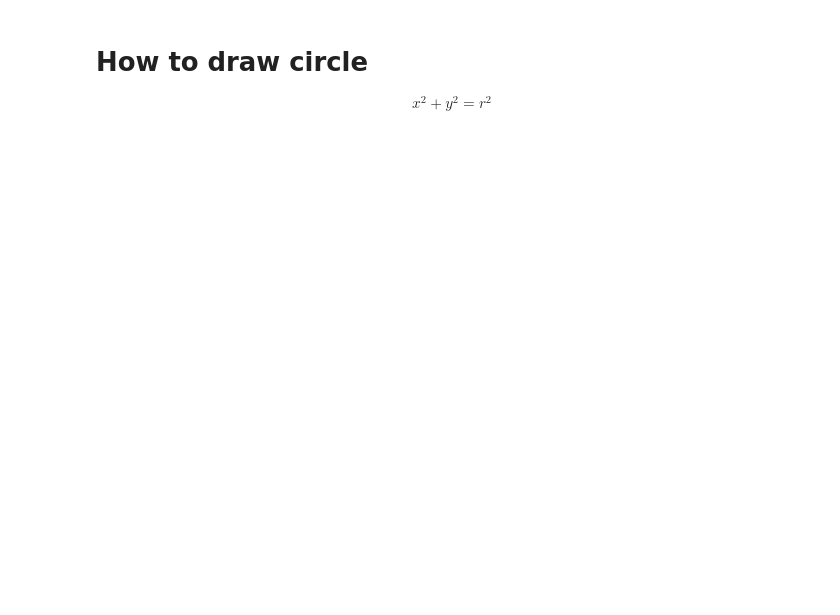
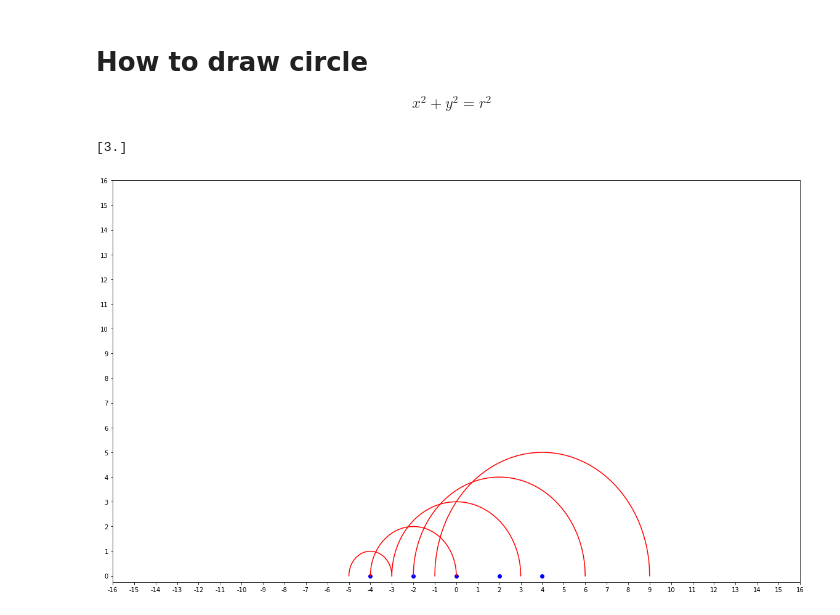
Before and after one commit to leecurrent04/2DWI, a Jupyter notebook: python.ipynb, the cells around one changed output. Cells and saved outputs as stored; diff of their text form; code cells hidden in the pictures; blank space fills up the shorter version.

```diff
--- a/python.ipynb
+++ b/python.ipynb
@@ -66,25 +5,52 @@ $$ x^{2}+y^{2}=r^{2}$$
 # %%
 import matplotlib.pyplot as plt
 import numpy as np
 
+# 진동수
+frequency=1
 
-f=1
-timeArray=np.linspace(1,37,18)
+# 위상
+phase = 2
 
-def drawGraph(distanceFromO):
-    r=t/(2*f)
-    x=np.linspace(-r,r,1000)
+# 시간 축
+timeArray=np.linspace(3,3,1)
+print(timeArray)
 
-    y=[]
-    for i in x:
-        y.append(np.sqrt(r**2-i**2))
+def drawGraph(distanceFromO,time):
+    if time > 0:
+        # v=hf (h=1로 가정)
+        # r=vt
+        radius = frequency * time
+        x=np.linspace(-radius,radius,1000)
 
-    plt.plot(x+distanceFromO,y,c="r")
+        y=[]
+        for i in x:
+            # 반 원에서의 y 좌표
+            y.append(np.sqrt(radius**2-i**2))
+
+        plt.plot(x+distanceFromO,y,c="r")
+
 
 for t in timeArray:
-    plt.figure(figsize=(14,10))
-    drawGraph(4)
-    drawGraph(-4)
-    plt.xticks(range(-10,11),range(-10,11))
-    plt.yticks(range(0,11),range(0,11))
+    # Graph 크기
+    plt.figure(figsize=(20,12))
+
+
+    drawGraph(4, t+phase)
+    drawGraph(2, t+phase/2)
+    drawGraph(0, t+0)
+    drawGraph(-2, t-phase/2)
+    drawGraph(-4, t-phase)
+
+    # 파원 점 찍기
+    plt.scatter([4,2,0,-2,-4],[0,0,0,0,0],c='blue')
+
+    # Graph 범위
+    plt.xticks(range(-16,17),range(-16,17))
+    plt.yticks(range(0,17),range(0,17))
+
     plt.show()
+    #plt.savefig("./data/%01.5f.png"%t)
+# %% [output]
+[3.]
+[figure, added]
```
Also changed, not shown: parts of 3 cells of this notebook, 4 other files.
